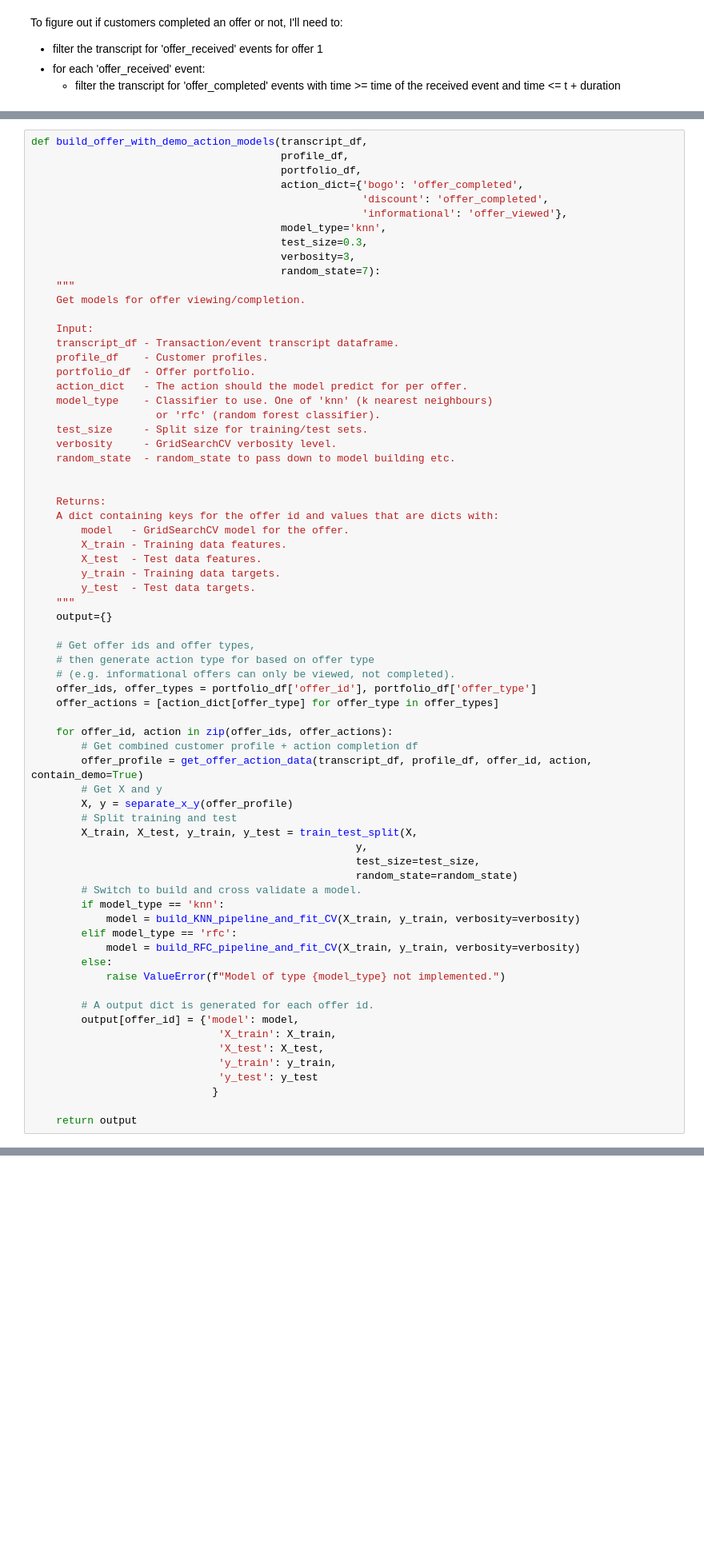
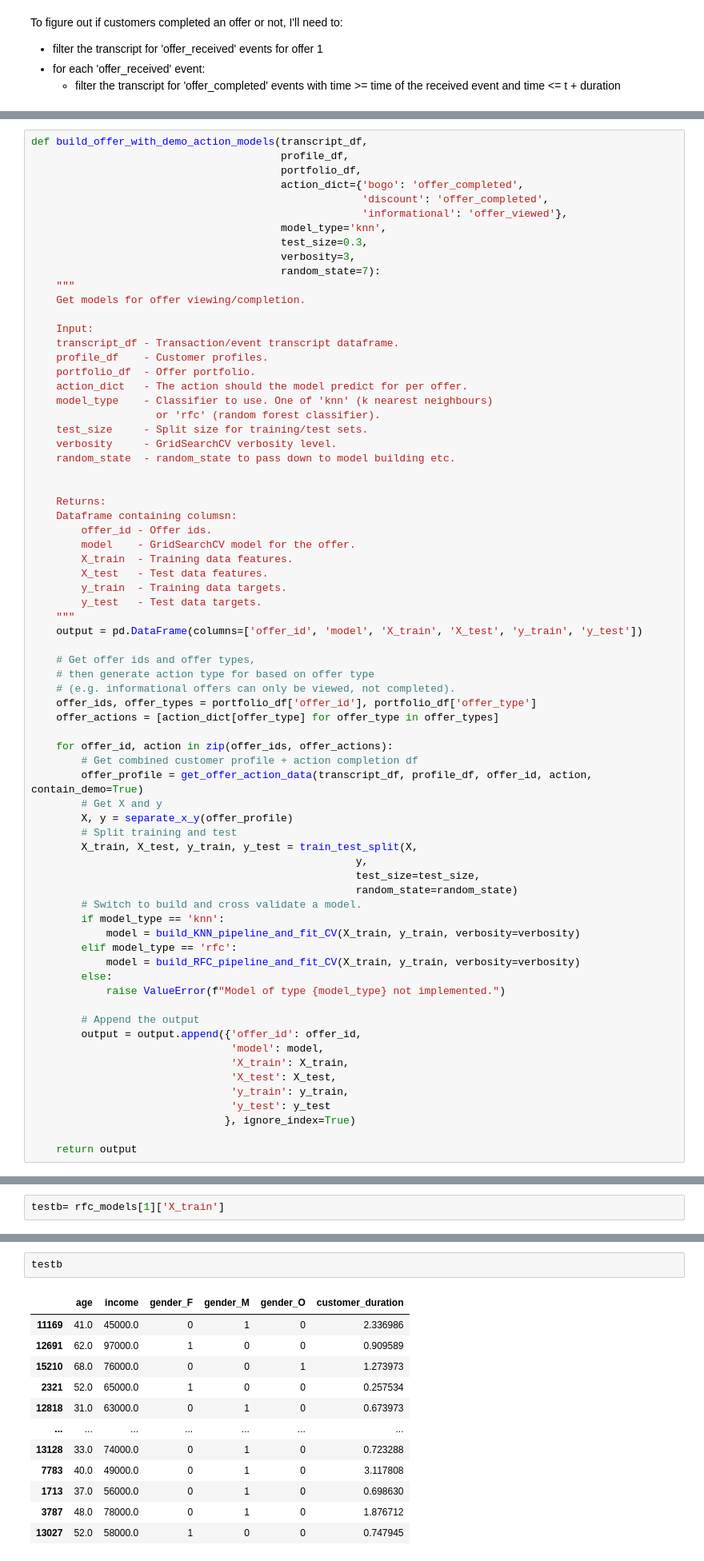
Before and after one commit to andrewKOwong/dsnd-starbucks, a Jupyter notebook: model_development.ipynb, the cells around one changed output, grey strips where cells are left out. Shown at 80% size. Drawn from its saved outputs; the diff is of its cells as text; blank space fills up the shorter version.

Commit message:
Refactor build offer models pipeline to output a dataframe instead of a dict.

```diff
--- a/model_development.ipynb
+++ b/model_development.ipynb
@@ -166,14 +166,15 @@ def build_offer_with_demo_action_models(transcript_df,
 
 
     Returns:
-    A dict containing keys for the offer id and values that are dicts with:
-        model   - GridSearchCV model for the offer.
-        X_train - Training data features.
-        X_test  - Test data features.
-        y_train - Training data targets.
-        y_test  - Test data targets.
+    Dataframe containing columsn:
+        offer_id - Offer ids.
+        model    - GridSearchCV model for the offer.
+        X_train  - Training data features.
+        X_test   - Test data features.
+        y_train  - Training data targets.
+        y_test   - Test data targets.
     """
-    output={}
+    output = pd.DataFrame(columns=['offer_id', 'model', 'X_train', 'X_test', 'y_train', 'y_test'])
 
     # Get offer ids and offer types,
     # then generate action type for based on offer type
@@ -199,13 +200,14 @@ def build_offer_with_demo_action_models(transcript_df,
         else:
             raise ValueError(f"Model of type {model_type} not implemented.")
 
-        # A output dict is generated for each offer id.
-        output[offer_id] = {'model': model,
-                              'X_train': X_train,
-                              'X_test': X_test,
-                              'y_train': y_train,
-                              'y_test': y_test
-                             }
+        # Append the output
+        output = output.append({'offer_id': offer_id,
+                                'model': model,
+                                'X_train': X_train,
+                                'X_test': X_test,
+                                'y_train': y_train,
+                                'y_test': y_test
+                               }, ignore_index=True)
 
     return output
 # %%
@@ -409,0 +426,2 @@ Best score: 0.77229.
+# %%
+testb= rfc_models[1]['X_train']
@@ -409,0 +432,15 @@ Best score: 0.77229.
+# %%
+testb
+# %% [output]
+|  | age | income | gender_F | gender_M | gender_O | customer_duration |
+| 11169 | 41.0 | 45000.0 | 0 | 1 | 0 | 2.336986 |
+| 12691 | 62.0 | 97000.0 | 1 | 0 | 0 | 0.909589 |
+| 15210 | 68.0 | 76000.0 | 0 | 0 | 1 | 1.273973 |
+| 2321 | 52.0 | 65000.0 | 1 | 0 | 0 | 0.257534 |
+| 12818 | 31.0 | 63000.0 | 0 | 1 | 0 | 0.673973 |
+| ... | ... | ... | ... | ... | ... | ... |
+| 13128 | 33.0 | 74000.0 | 0 | 1 | 0 | 0.723288 |
+| 7783 | 40.0 | 49000.0 | 0 | 1 | 0 | 3.117808 |
+| 1713 | 37.0 | 56000.0 | 0 | 1 | 0 | 0.698630 |
+| 3787 | 48.0 | 78000.0 | 0 | 1 | 0 | 1.876712 |
+| 13027 | 52.0 | 58000.0 | 1 | 0 | 0 | 0.747945 |
```
Also changed, not shown: parts of 9 cells of this notebook.
